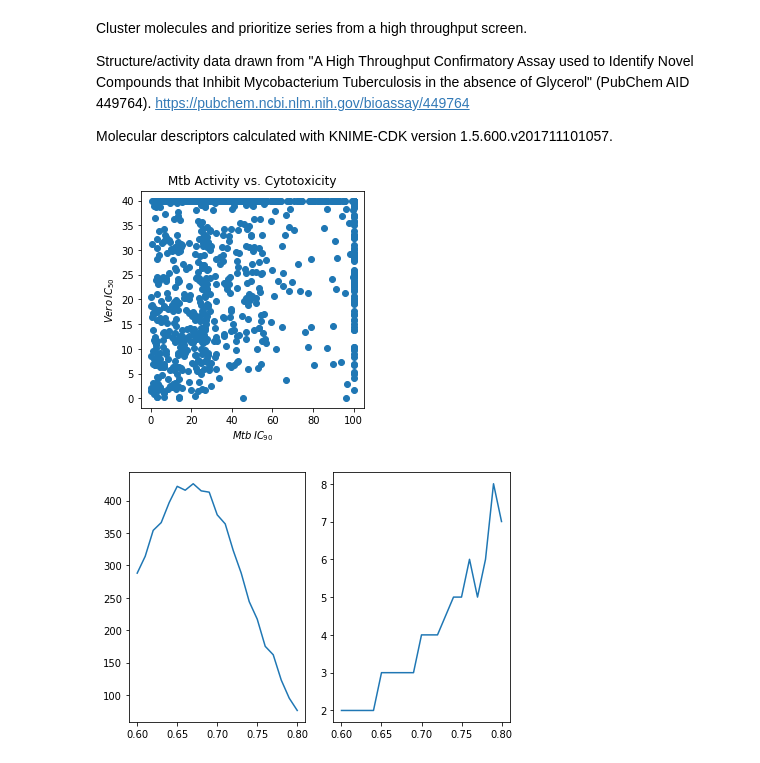
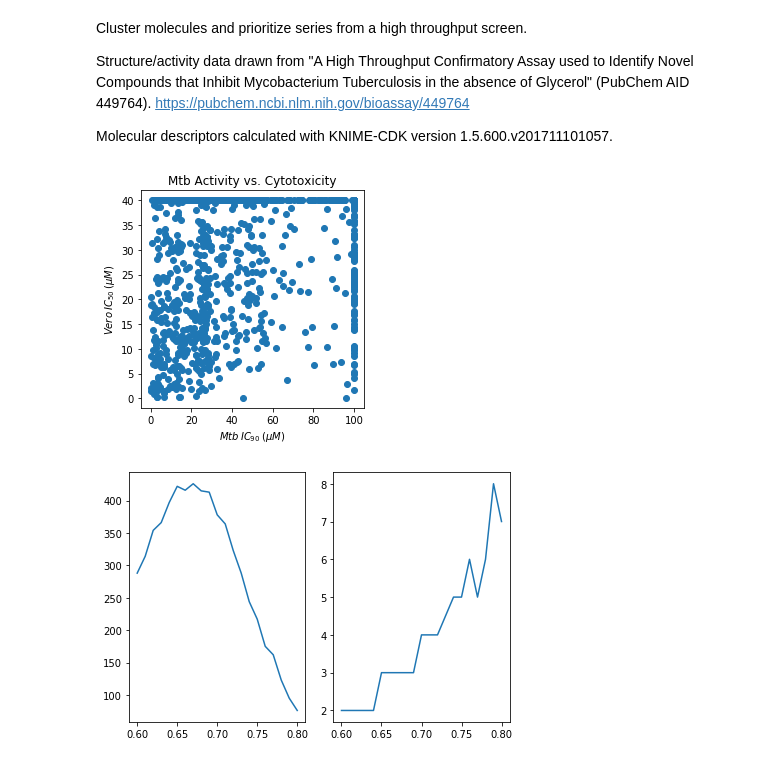
Before and after one commit to jsmith13/cluster-screening, a Jupyter notebook: clusters.ipynb, the cells around one changed output. Cells and saved outputs as stored; diff of their text form; code cells hidden in the pictures.

Commit message:
Identified cluster centroids. Slight modifications to plots.

```diff
--- a/clusters.ipynb
+++ b/clusters.ipynb
@@ -46,20 +46,20 @@ screening_data["fingerprints"] = screening_data["mol"].apply(lambda x: GetMorgan
 # %%
 ## general plot of screening results
 # create a figure
 fig, ax = plt.subplots(1, 1, figsize = (4, 4))
 
 # add a scatterplot of Mtb activity versus cytotoxicity
 ax.scatter(x = screening_data["IC90"], y = screening_data["IC50"])
 
 # label plot and axes
 ax.set_title("Mtb Activity vs. Cytotoxicity")
-ax.set_xlabel("$Mtb \: IC_{90}$")
-ax.set_ylabel("$Vero \: IC_{50}$")
+ax.set_xlabel("$Mtb \: IC_{90} \: (\mu M)$")
+ax.set_ylabel("$Vero \: IC_{50} \: (\mu M)$")
 
 # show the figure
 fig.show()
 # %% [output]
-[figure, old version]
+[figure, new version]
 # %%
 ## calculate Tanimoto distance matrix between molecular fingerprints
 # declare an array to hold the distances
```
Also changed, not shown: parts of 3 cells of this notebook, 2 other files.
